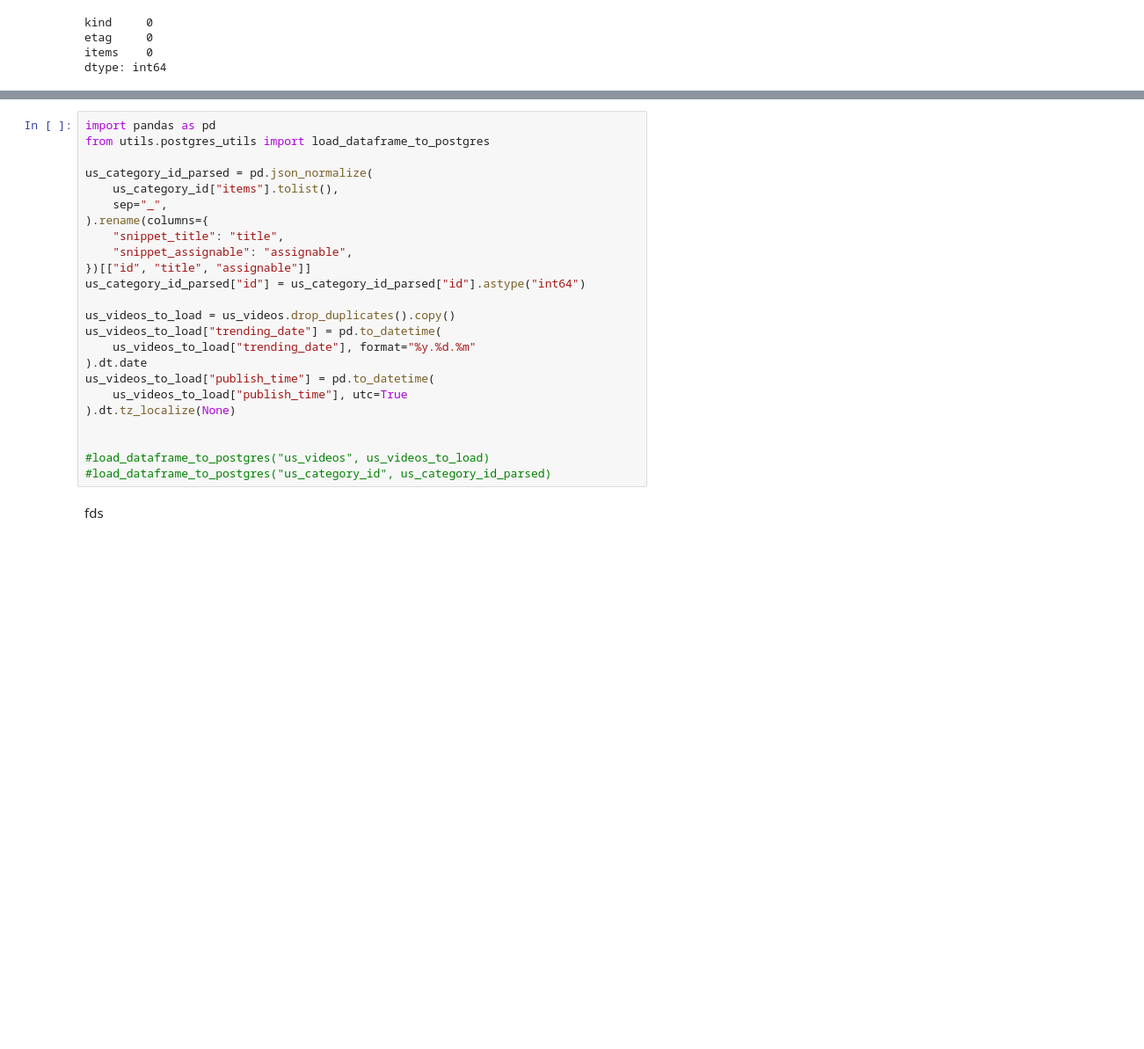
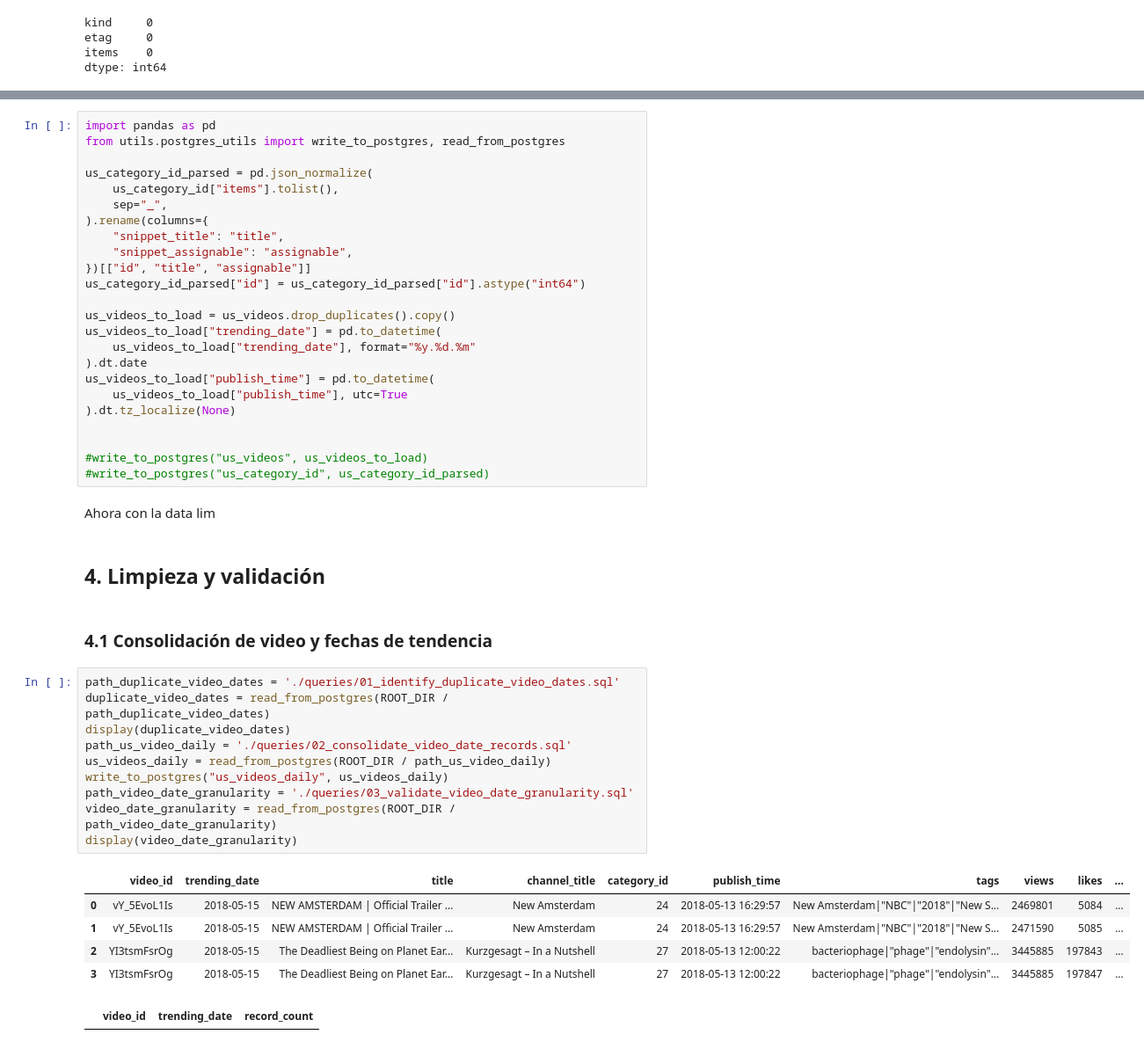
Before and after one commit to jsvanegasr1582/test_pragma, a Jupyter notebook: notebooks/youtube_trend_analize.ipynb, the cells around one changed output, grey strips where cells are left out. Shown at 88% size. Cells and saved outputs as stored; diff of their text form; blank space fills up the shorter version.

```diff
--- a/notebooks/youtube_trend_analize.ipynb
+++ b/notebooks/youtube_trend_analize.ipynb
@@ -116,7 +119,7 @@ En el análisis inicial se revisó la información de cada tabla:
 Para el análisis de los datos se utilizará PostgreSQL, ya que facilita las consultas y la transformación de datos, particularmente en las funciones de agregación, operaciones con fechas y análisis temporal. Además se parseara el json de la tabla US_category_id antes de cargarla en la base de datos.
 # %%
 import pandas as pd
-from utils.postgres_utils import load_dataframe_to_postgres
+from utils.postgres_utils import write_to_postgres, read_from_postgres
 
 us_category_id_parsed = pd.json_normalize(
     us_category_id["items"].tolist(),
@@ -136,7 +139,28 @@ us_videos_to_load["publish_time"] = pd.to_datetime(
 ).dt.tz_localize(None)
 
 
-#load_dataframe_to_postgres("us_videos", us_videos_to_load)
-#load_dataframe_to_postgres("us_category_id", us_category_id_parsed)
+#write_to_postgres("us_videos", us_videos_to_load)
+#write_to_postgres("us_category_id", us_category_id_parsed)
-# %% [markdown]
-fds
+# %% [markdown]
+Ahora con la data lim
+# %% [markdown]
+## 4. Limpieza y validación
+# %% [markdown]
+### 4.1 Consolidación de video y fechas de tendencia
+# %%
+path_duplicate_video_dates = './queries/01_identify_duplicate_video_dates.sql'
+duplicate_video_dates = read_from_postgres(ROOT_DIR / path_duplicate_video_dates)
+display(duplicate_video_dates)
+path_us_video_daily = './queries/02_consolidate_video_date_records.sql'
+us_videos_daily = read_from_postgres(ROOT_DIR / path_us_video_daily)
+write_to_postgres("us_videos_daily", us_videos_daily)
+path_video_date_granularity = './queries/03_validate_video_date_granularity.sql'
+video_date_granularity = read_from_postgres(ROOT_DIR / path_video_date_granularity)
+display(video_date_granularity)
+# %% [output]
+|  | video_id | trending_date | title | channel_title | category_id | publish_time | tags | views | likes | ... |
+| 0 | vY_5EvoL1Is | 2018-05-15 | NEW AMSTERDAM | Official Trailer ... | New Amsterdam | 24 | 2018-05-13 16:29:57 | New Amsterdam|"NBC"|"2018"|"New S... | 2469801 | 5084 | ... |
+| 1 | vY_5EvoL1Is | 2018-05-15 | NEW AMSTERDAM | Official Trailer ... | New Amsterdam | 24 | 2018-05-13 16:29:57 | New Amsterdam|"NBC"|"2018"|"New S... | 2471590 | 5085 | ... |
+| 2 | YI3tsmFsrOg | 2018-05-15 | The Deadliest Being on Planet Ear... | Kurzgesagt – In a Nutshell | 27 | 2018-05-13 12:00:22 | bacteriophage|"phage"|"endolysin"... | 3445885 | 197843 | ... |
+| 3 | YI3tsmFsrOg | 2018-05-15 | The Deadliest Being on Planet Ear... | Kurzgesagt – In a Nutshell | 27 | 2018-05-13 12:00:22 | bacteriophage|"phage"|"endolysin"... | 3445885 | 197847 | ... |
+|  | video_id | trending_date | record_count |
```
Also changed, not shown: parts of 15 cells of this notebook, 10 other files.
